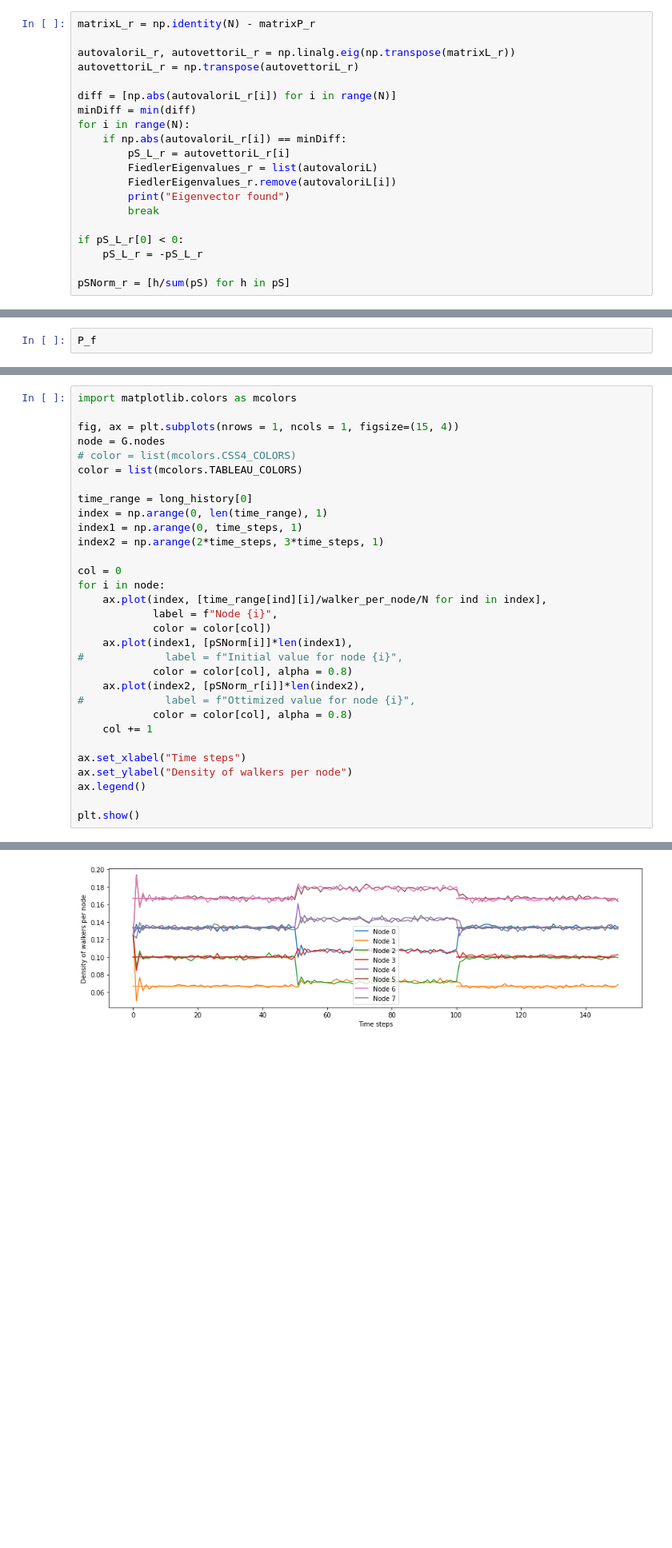
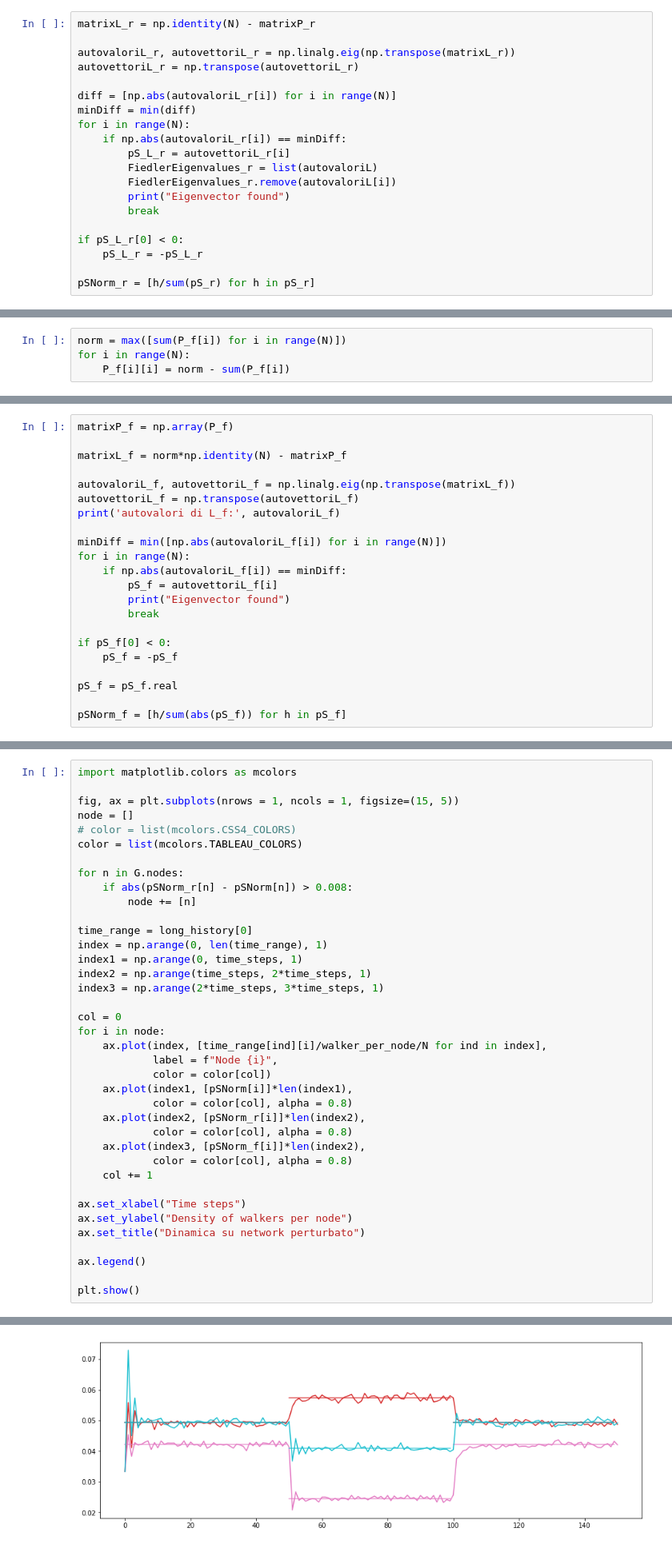
Before and after one commit to Ferri-00/Esame-Complessi, a Jupyter notebook: Metropolis_trials.ipynb, the cells around one changed output, grey strips where cells are left out. Shown at 80% size. Saved outputs shown, nothing was run; the diff lists cells and outputs as text; blank space fills up the shorter version.

```diff
--- a/Metropolis_trials.ipynb
+++ b/Metropolis_trials.ipynb
@@ -204,7 +214,7 @@ for i in range(N):
 if pS_L_r[0] < 0:
     pS_L_r = -pS_L_r
 
-pSNorm_r = [h/sum(pS) for h in pS]
+pSNorm_r = [h/sum(pS_r) for h in pS_r]
 # %% [output]
 Eigenvector found
 # %% [markdown]
@@ -266,2 +277,4 @@ done in 0 minutes and 29.509076356887817 seconds
 # %%
-P_f
+norm = max([sum(P_f[i]) for i in range(N)])
+for i in range(N):
+    P_f[i][i] = norm - sum(P_f[i])
@@ -276,0 +285,22 @@ P_f
+# %%
+matrixP_f = np.array(P_f)
+
+matrixL_f = norm*np.identity(N) - matrixP_f
+
+autovaloriL_f, autovettoriL_f = np.linalg.eig(np.transpose(matrixL_f))
+autovettoriL_f = np.transpose(autovettoriL_f)
+print('autovalori di L_f:', autovaloriL_f)
+
+minDiff = min([np.abs(autovaloriL_f[i]) for i in range(N)])
+for i in range(N):
+    if np.abs(autovaloriL_f[i]) == minDiff:
+        pS_f = autovettoriL_f[i]
+        print("Eigenvector found")
+        break
+
+if pS_f[0] < 0:
+    pS_f = -pS_f
+
+pS_f = pS_f.real
+
+pSNorm_f = [h/sum(abs(pS_f)) for h in pS_f]
@@ -277,15 +357,20 @@ P_f
 # %%
 import matplotlib.colors as mcolors
 
-fig, ax = plt.subplots(nrows = 1, ncols = 1, figsize=(15, 4))
-node = G.nodes
+fig, ax = plt.subplots(nrows = 1, ncols = 1, figsize=(15, 5))
+node = []
 # color = list(mcolors.CSS4_COLORS)
 color = list(mcolors.TABLEAU_COLORS)
+
+for n in G.nodes:
+    if abs(pSNorm_r[n] - pSNorm[n]) > 0.008:
+        node += [n]
 
 time_range = long_history[0]
 index = np.arange(0, len(time_range), 1)
 index1 = np.arange(0, time_steps, 1)
-index2 = np.arange(2*time_steps, 3*time_steps, 1)
+index2 = np.arange(time_steps, 2*time_steps, 1)
+index3 = np.arange(2*time_steps, 3*time_steps, 1)
 
 col = 0
 for i in node:
@@ -293,15 +378,17 @@ for i in node:
             label = f"Node {i}",
             color = color[col])
     ax.plot(index1, [pSNorm[i]]*len(index1),
-#             label = f"Initial value for node {i}",
             color = color[col], alpha = 0.8)
     ax.plot(index2, [pSNorm_r[i]]*len(index2),
-#             label = f"Ottimized value for node {i}",
+            color = color[col], alpha = 0.8)
+    ax.plot(index3, [pSNorm_f[i]]*len(index2),
             color = color[col], alpha = 0.8)
     col += 1
 
 ax.set_xlabel("Time steps")
 ax.set_ylabel("Density of walkers per node")
+ax.set_title("Dinamica su network perturbato")
+
 ax.legend()
 
 plt.show()
@@ -309 +397 @@ plt.show()
-[figure, old version]
+[figure, new version]
```
Also changed, not shown: parts of 19 cells of this notebook, 26 other files.
